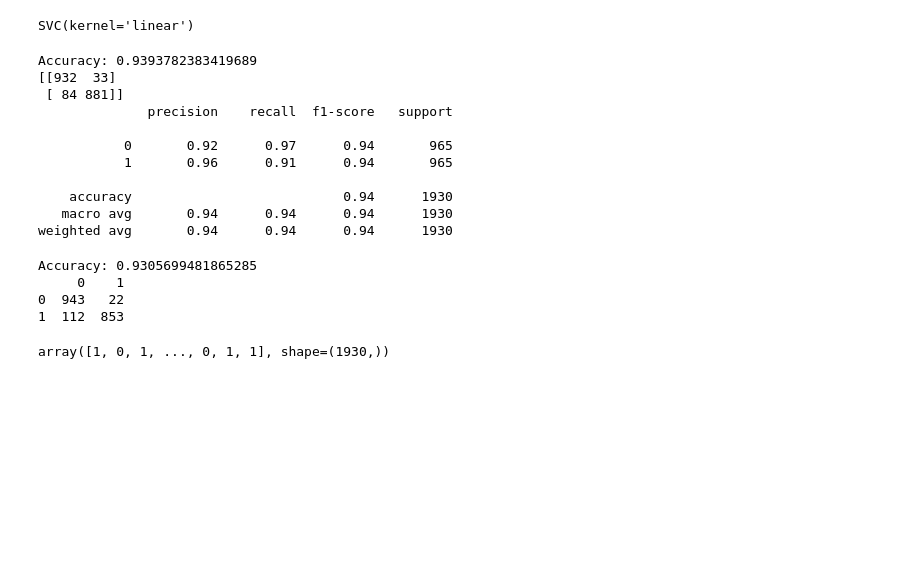
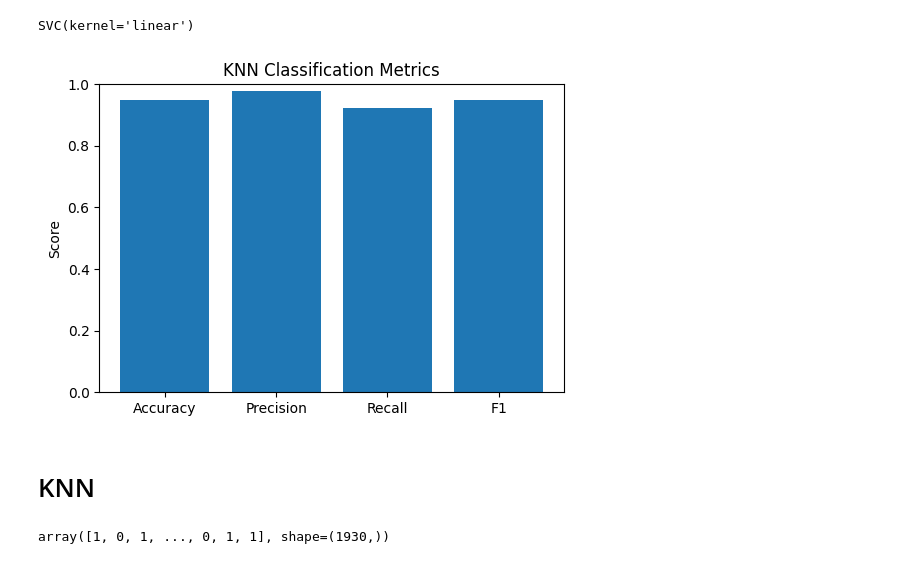
Before and after one commit to KaeBee2003/FML_Assignment3, a Jupyter notebook: Ass3.ipynb, the cells around one changed output. Drawn from its saved outputs; the diff is of its cells as text; code cells hidden in the pictures; blank space fills up the shorter version.

```diff
--- a/Ass3.ipynb
+++ b/Ass3.ipynb
@@ -116,30 +219,9 @@ X_train, X_test, y_train, y_test = train_test_split(
 # SVM (Library)
 # %%
 
-clf = SVC(kernel="linear")
-clf.fit(X_train, y_train)
+svm_model = SVC(kernel="linear")
+svm_model.fit(X_train, y_train)
 # %% [output]
 SVC(kernel='linear')
 # %%
-
-preds = clf.predict(X_test)
+y_pred = svm_model.predict(X_test)
-# %%
-from sklearn.metrics import classification_report, confusion_matrix, accuracy_score
-
-y_pred = clf.predict(X_test)
-
-print("Accuracy:", accuracy_score(y_test, y_pred))
-print(confusion_matrix(y_test, y_pred))
-print(classification_report(y_test, y_pred))
-# %% [output]
-Accuracy: 0.9393782383419689
-[[932  33]
- [ 84 881]]
-              precision    recall  f1-score   support
-
-           0       0.92      0.97      0.94       965
-           1       0.96      0.91      0.94       965
-
-    accuracy                           0.94      1930
-   macro avg       0.94      0.94      0.94      1930
-weighted avg       0.94      0.94      0.94      1930
@@ -254,13 +228,19 @@ class MultinomialNaiveBayes:
-# %%
-mnb = MultinomialNaiveBayes(alpha=1.0)
-mnb.fit(X_train, y_train)
-print("Accuracy:", mnb.score(X_test, y_test))
-print(mnb.confusion_matrix(X_test, y_test))
-# %% [output]
-Accuracy: 0.9305699481865285
-     0    1
-0  943   22
-1  112  853
+# %%
+svm_report = Classification_Report(y_pred, y_test)
+# %%
+metrics = ["Accuracy", "Precision", "Recall", "F1"]
+values = [svm_report[m] for m in metrics]
+
+plt.figure(figsize=(6,4))
+plt.bar(metrics, values)
+plt.ylabel("Score")
+plt.title("KNN Classification Metrics")
+plt.ylim(0, 1)
+plt.show()
+# %% [output]
+[figure, added]
+# %% [markdown]
+# KNN
 # %%
 class KNN():
     def __init__(self):
```
Also changed, not shown: parts of 35 cells of this notebook.
